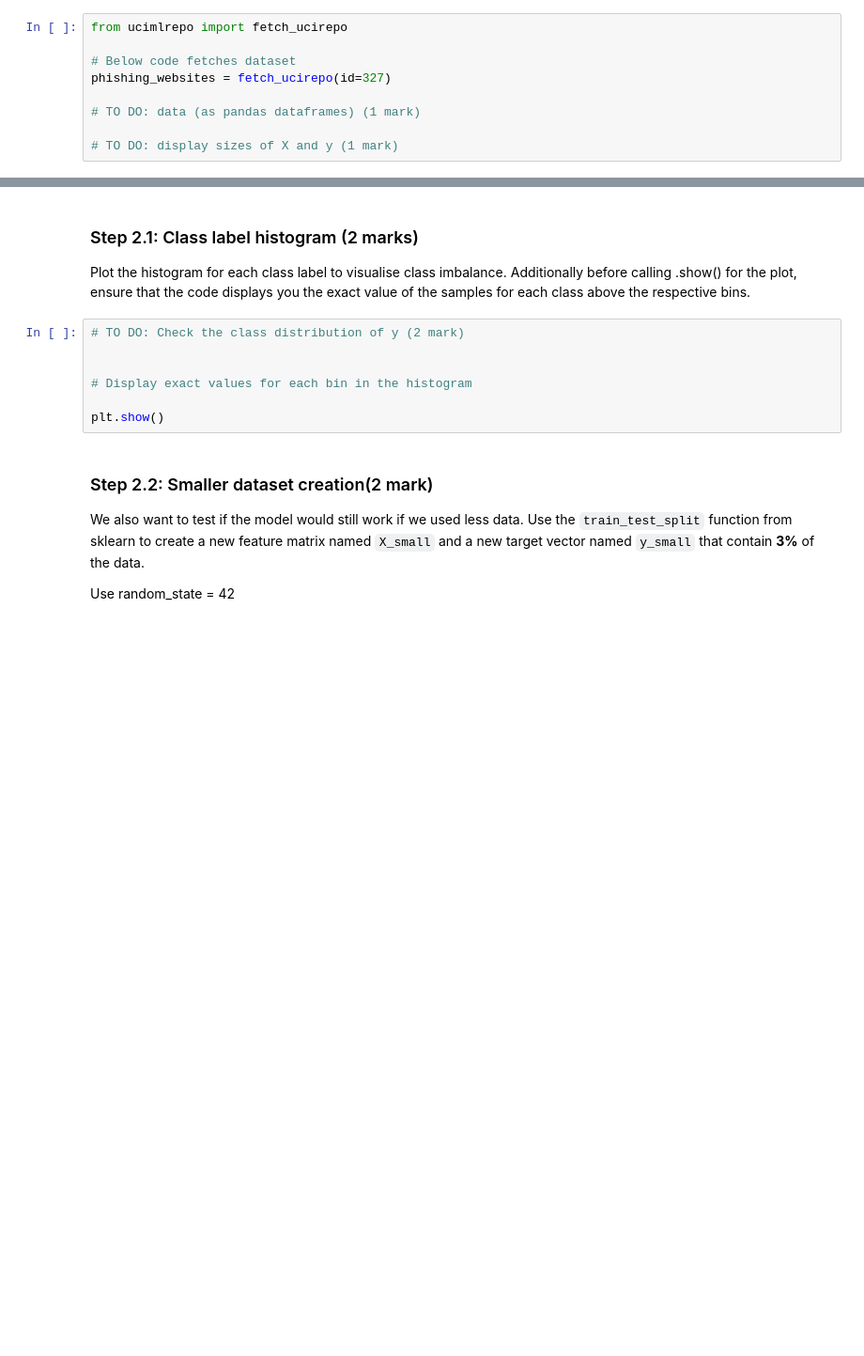
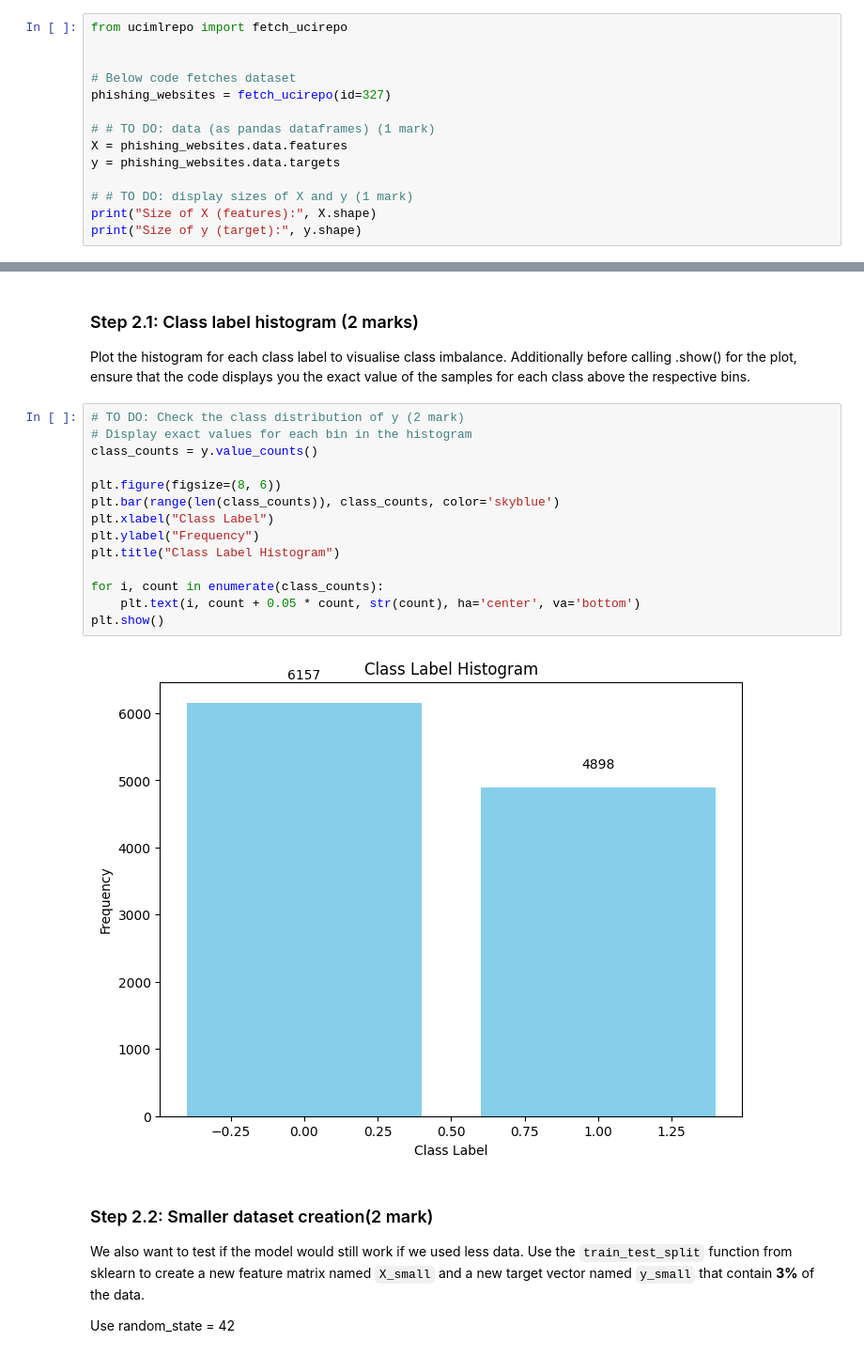
Before and after one commit to rbawah/engg680_2024_fall_group7, a Jupyter notebook: Lab_Assignment3/Assignment3.ipynb, the cells around one changed output, grey strips where cells are left out. Shown at 94% size. Saved outputs shown, nothing was run; the diff lists cells and outputs as text; blank space fills up the shorter version.

```diff
--- a/Lab_Assignment3/Assignment3.ipynb
+++ b/Lab_Assignment3/Assignment3.ipynb
@@ -351,9 +597,14 @@ Print the size of `X` and `y`
 # %%
 from ucimlrepo import fetch_ucirepo
+
 
 # Below code fetches dataset
 phishing_websites = fetch_ucirepo(id=327)
 
-# TO DO: data (as pandas dataframes) (1 mark)
+# # TO DO: data (as pandas dataframes) (1 mark)
+X = phishing_websites.data.features
+y = phishing_websites.data.targets
 
-# TO DO: display sizes of X and y (1 mark)
+# # TO DO: display sizes of X and y (1 mark)
+print("Size of X (features):", X.shape)
+print("Size of y (target):", y.shape)
@@ -363,11 +624,20 @@ phishing_websites = fetch_ucirepo(id=327)
 Plot the histogram for each class label to visualise class imbalance. Additionally before calling .show() for the plot, ensure that the code displays you the exact value of the samples for each class above the respective bins.
 # %%
 # TO DO: Check the class distribution of y (2 mark)
+# Display exact values for each bin in the histogram
+class_counts = y.value_counts()
 
+plt.figure(figsize=(8, 6))
+plt.bar(range(len(class_counts)), class_counts, color='skyblue')
+plt.xlabel("Class Label")
+plt.ylabel("Frequency")
+plt.title("Class Label Histogram")
 
-# Display exact values for each bin in the histogram
-
+for i, count in enumerate(class_counts):
+    plt.text(i, count + 0.05 * count, str(count), ha='center', va='bottom')
 plt.show()
+# %% [output]
+[figure, added]
 # %% [markdown]
 ### Step 2.2: Smaller dataset creation(2 mark)
 
```
Also changed, not shown: parts of 32 cells of this notebook.
